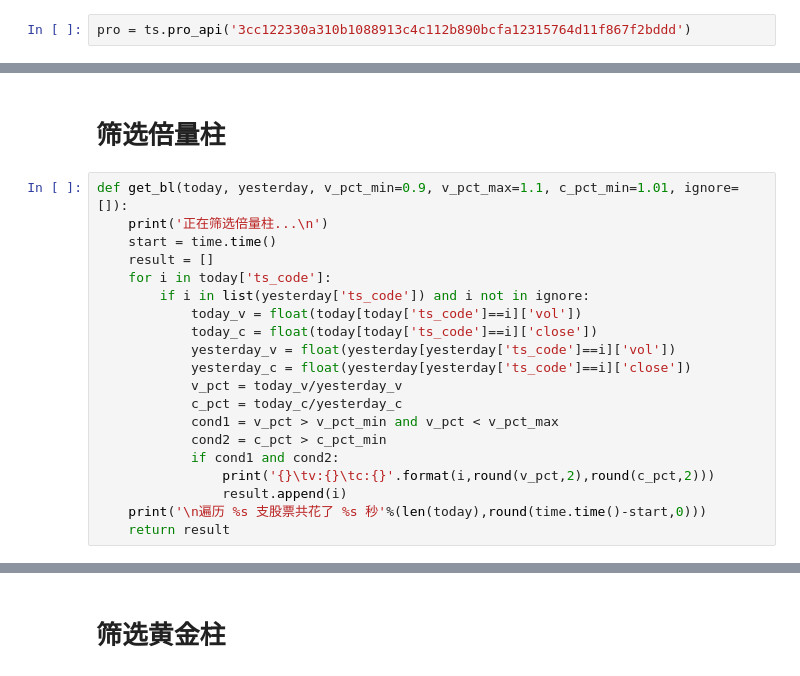
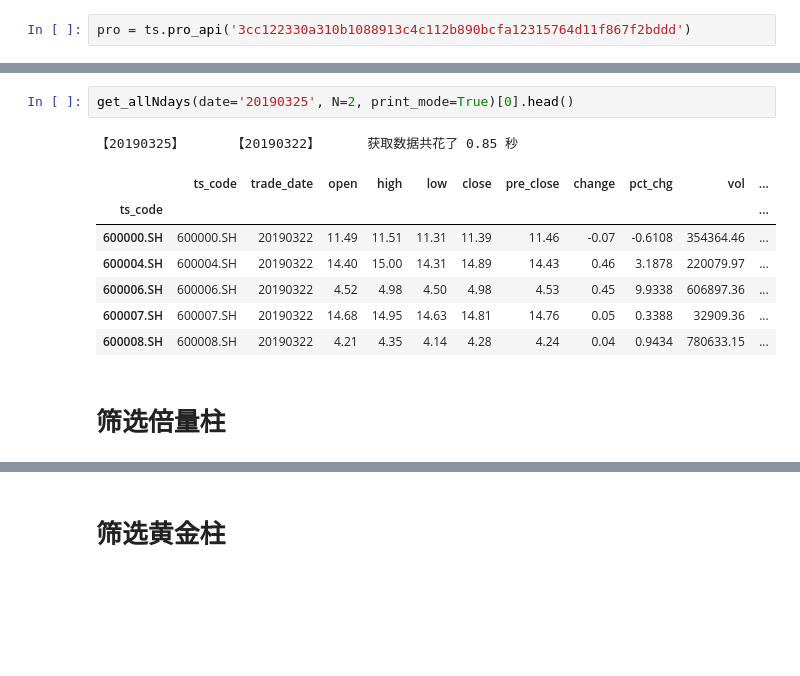
Before and after one commit to xn6o6x/A-SHARE, a Jupyter notebook: A股实测封装.ipynb, the cells around one changed output, grey strips where cells are left out. Saved outputs shown, nothing was run; the diff lists cells and outputs as text; blank space fills up the shorter version.

```diff
--- a/A股实测封装.ipynb
+++ b/A股实测封装.ipynb
@@ -58,22 +391,13 @@ def get_Ndays(today_date,N):
+# %%
+get_allNdays(date='20190325', N=2, print_mode=True)[0].head()
+# %% [output]
+【20190325】      【20190322】      获取数据共花了 0.85 秒
+|  | ts_code | trade_date | open | high | low | close | pre_close | change | pct_chg | vol | ... |
+| ts_code |  |  |  |  |  |  |  |  |  |  | ... |
+| 600000.SH | 600000.SH | 20190322 | 11.49 | 11.51 | 11.31 | 11.39 | 11.46 | -0.07 | -0.6108 | 354364.46 | ... |
+| 600004.SH | 600004.SH | 20190322 | 14.40 | 15.00 | 14.31 | 14.89 | 14.43 | 0.46 | 3.1878 | 220079.97 | ... |
+| 600006.SH | 600006.SH | 20190322 | 4.52 | 4.98 | 4.50 | 4.98 | 4.53 | 0.45 | 9.9338 | 606897.36 | ... |
+| 600007.SH | 600007.SH | 20190322 | 14.68 | 14.95 | 14.63 | 14.81 | 14.76 | 0.05 | 0.3388 | 32909.36 | ... |
+| 600008.SH | 600008.SH | 20190322 | 4.21 | 4.35 | 4.14 | 4.28 | 4.24 | 0.04 | 0.9434 | 780633.15 | ... |
 # %% [markdown]
 # 筛选倍量柱
-# %%
-def get_bl(today, yesterday, v_pct_min=0.9, v_pct_max=1.1, c_pct_min=1.01, ignore=[]):
-    print('正在筛选倍量柱...\n')
-    start = time.time()
-    result = []
-    for i in today['ts_code']:
-        if i in list(yesterday['ts_code']) and i not in ignore:
-            today_v = float(today[today['ts_code']==i]['vol'])
-            today_c = float(today[today['ts_code']==i]['close'])
-            yesterday_v = float(yesterday[yesterday['ts_code']==i]['vol'])
-            yesterday_c = float(yesterday[yesterday['ts_code']==i]['close'])
-            v_pct = today_v/yesterday_v
-            c_pct = today_c/yesterday_c
-            cond1 = v_pct > v_pct_min and v_pct < v_pct_max
-            cond2 = c_pct > c_pct_min
-            if cond1 and cond2:
-                print('{}\tv:{}\tc:{}'.format(i,round(v_pct,2),round(c_pct,2)))
-                result.append(i)
-    print('\n遍历 %s 支股票共花了 %s 秒'%(len(today),round(time.time()-start,0)))
-    return result
```
Also changed, not shown: parts of 73 cells of this notebook.
